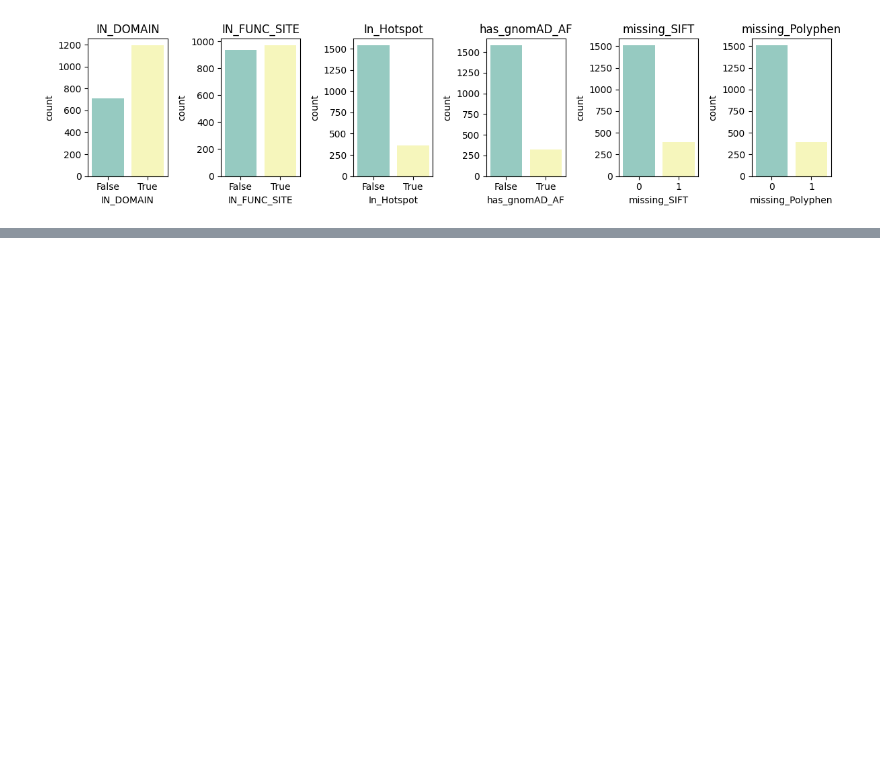
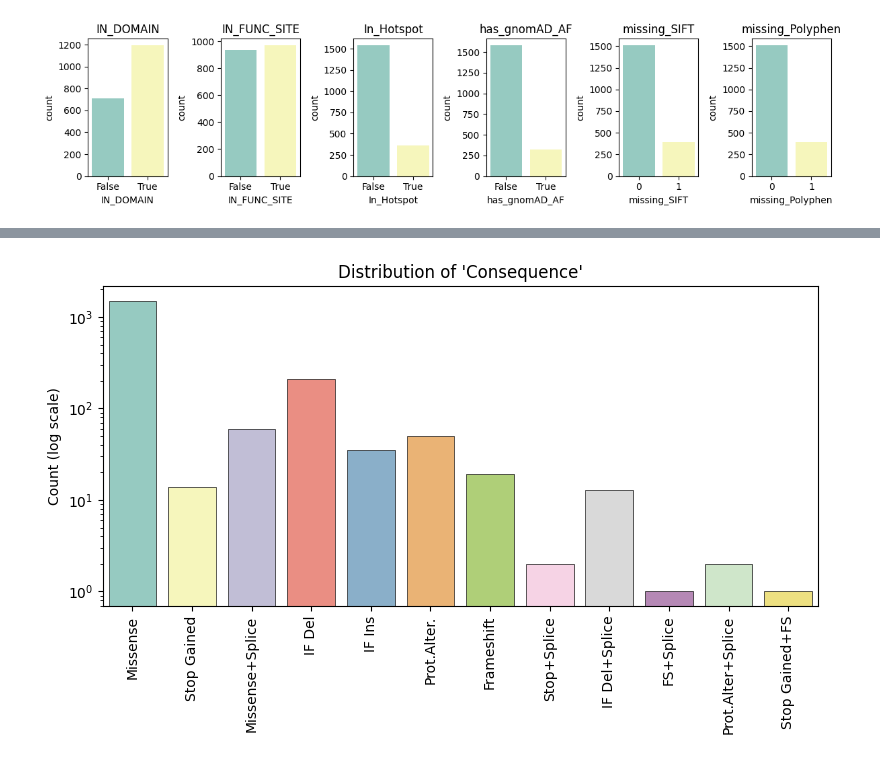
Before and after one commit to anekleiven/machine_learning_pipeline, a Jupyter notebook: 02_Exploratory_Analysis.ipynb, the cells around one changed output, grey strips where cells are left out. Drawn from its saved outputs; the diff is of its cells as text; code cells hidden in the pictures; blank space fills up the shorter version.

```diff
--- a/02_Exploratory_Analysis.ipynb
+++ b/02_Exploratory_Analysis.ipynb
@@ -214,0 +217,32 @@ NameError: name 'categorical_cols_cols' is not defined
+# %%
+plt.figure(figsize=(8,5))
+
+consequence_map = {
+    "missense_variant"                          : "Missense",
+    "stop_gained"                               : "Stop Gained",
+    "inframe_deletion"                          : "IF Del",
+    "inframe_insertion"                         : "IF Ins",
+    "missense_variant,splice_region_variant"    : "Missense+Splice",
+    "protein_altering_variant"                  : "Prot.Alter.",
+    "frameshift_variant"                        : "Frameshift",
+    "stop_gained,splice_region_variant"         : "Stop+Splice",
+    "inframe_deletion,splice_region_variant"    : "IF Del+Splice",
+    "frameshift_variant,splice_region_variant"  : "FS+Splice",
+    "protein_altering_variant,splice_region_variant" : "Prot.Alter+Splice",
+    "stop_gained,frameshift_variant"            : "Stop Gained+FS"
+}
+
+ml_data["Consequence_short"] = ml_data["Consequence"].map(consequence_map).fillna(ml_data["Consequence"])
+
+sns.countplot(data=ml_data, x="Consequence_short", hue="Consequence_short",
+              palette="Set3", legend=False, edgecolor="0.1", linewidth=0.5)
+plt.title("Distribution of 'Consequence'")
+plt.xlabel("")
+plt.yscale("log")
+plt.ylabel("Count (log scale)")
+plt.xticks(rotation=90)
+
+plt.tight_layout()
+plt.show()
+# %% [output]
+[figure, added]
```
Also changed, not shown: parts of 16 cells of this notebook.
